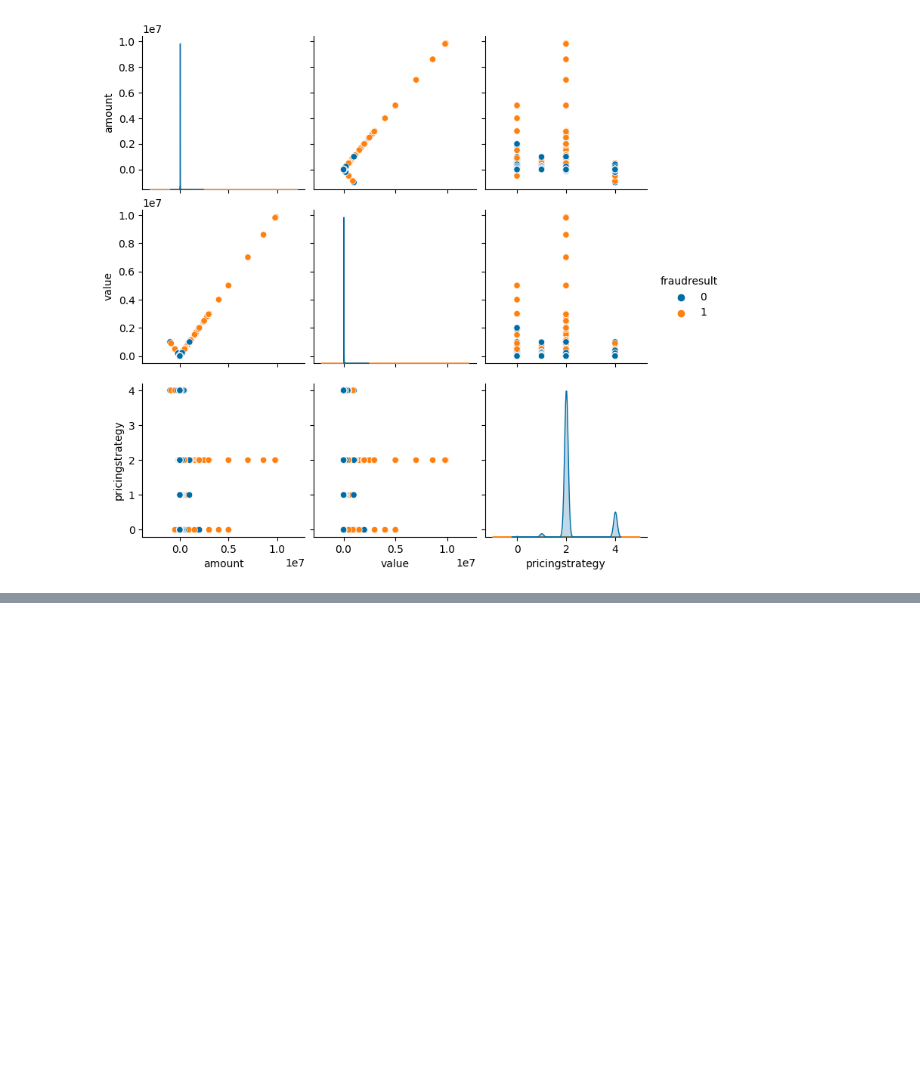
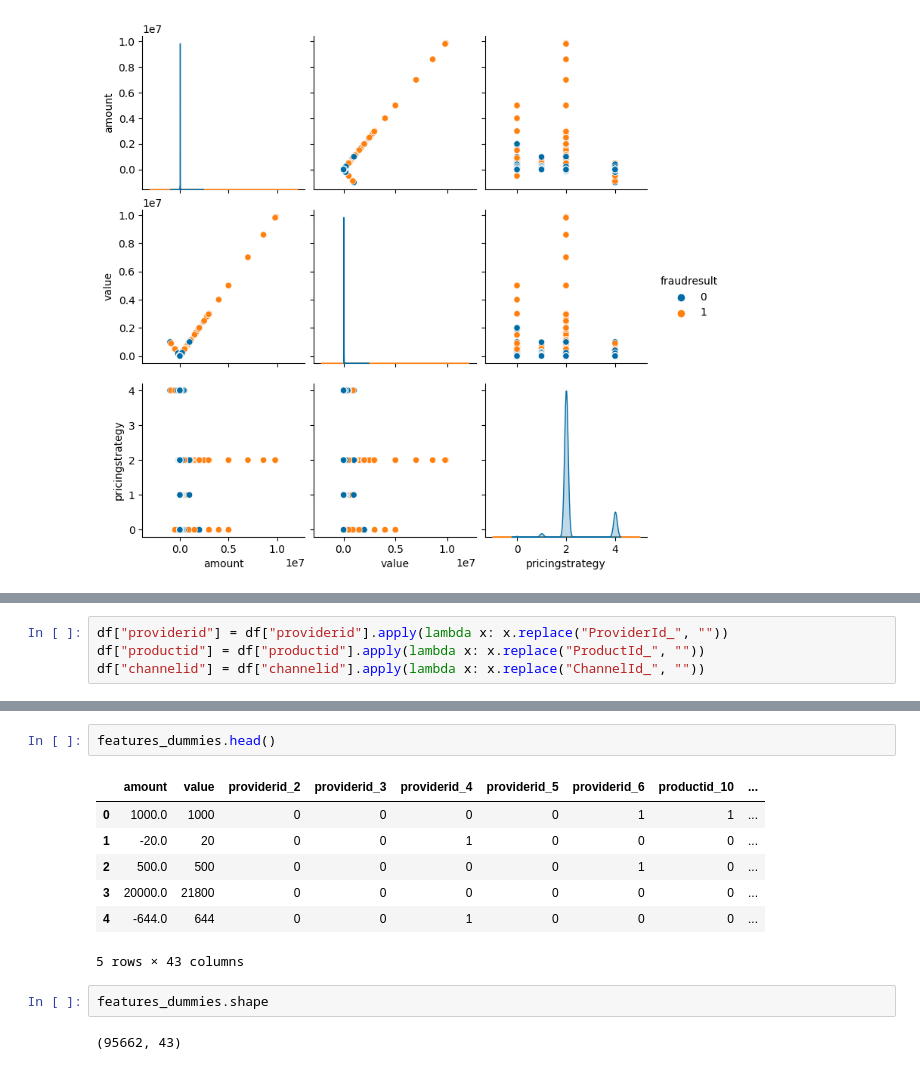
Before and after one commit to ReebalSami/Project-2---Machine-learning---Fraud-detection, a Jupyter notebook: xente_fraud_detection.ipynb, the cells around one changed output, grey strips where cells are left out. Saved outputs shown, nothing was run; the diff lists cells and outputs as text; blank space fills up the shorter version.

```diff
--- a/xente_fraud_detection.ipynb
+++ b/xente_fraud_detection.ipynb
@@ -319,0 +355,4 @@ sns.pairplot(df, hue="fraudresult");
+# %%
+df["providerid"] = df["providerid"].apply(lambda x: x.replace("ProviderId_", ""))
+df["productid"] = df["productid"].apply(lambda x: x.replace("ProductId_", ""))
+df["channelid"] = df["channelid"].apply(lambda x: x.replace("ChannelId_", ""))
@@ -319,0 +433,14 @@ sns.pairplot(df, hue="fraudresult");
+# %%
+features_dummies.head()
+# %% [output]
+|  | amount | value | providerid_2 | providerid_3 | providerid_4 | providerid_5 | providerid_6 | productid_10 | ... |
+| 0 | 1000.0 | 1000 | 0 | 0 | 0 | 0 | 1 | 1 | ... |
+| 1 | -20.0 | 20 | 0 | 0 | 1 | 0 | 0 | 0 | ... |
+| 2 | 500.0 | 500 | 0 | 0 | 0 | 0 | 1 | 0 | ... |
+| 3 | 20000.0 | 21800 | 0 | 0 | 0 | 0 | 0 | 0 | ... |
+| 4 | -644.0 | 644 | 0 | 0 | 1 | 0 | 0 | 0 | ... |
+5 rows × 43 columns
+# %%
+features_dummies.shape
+# %% [output]
+(95662, 43)
```
Also changed, not shown: parts of 32 cells of this notebook.
